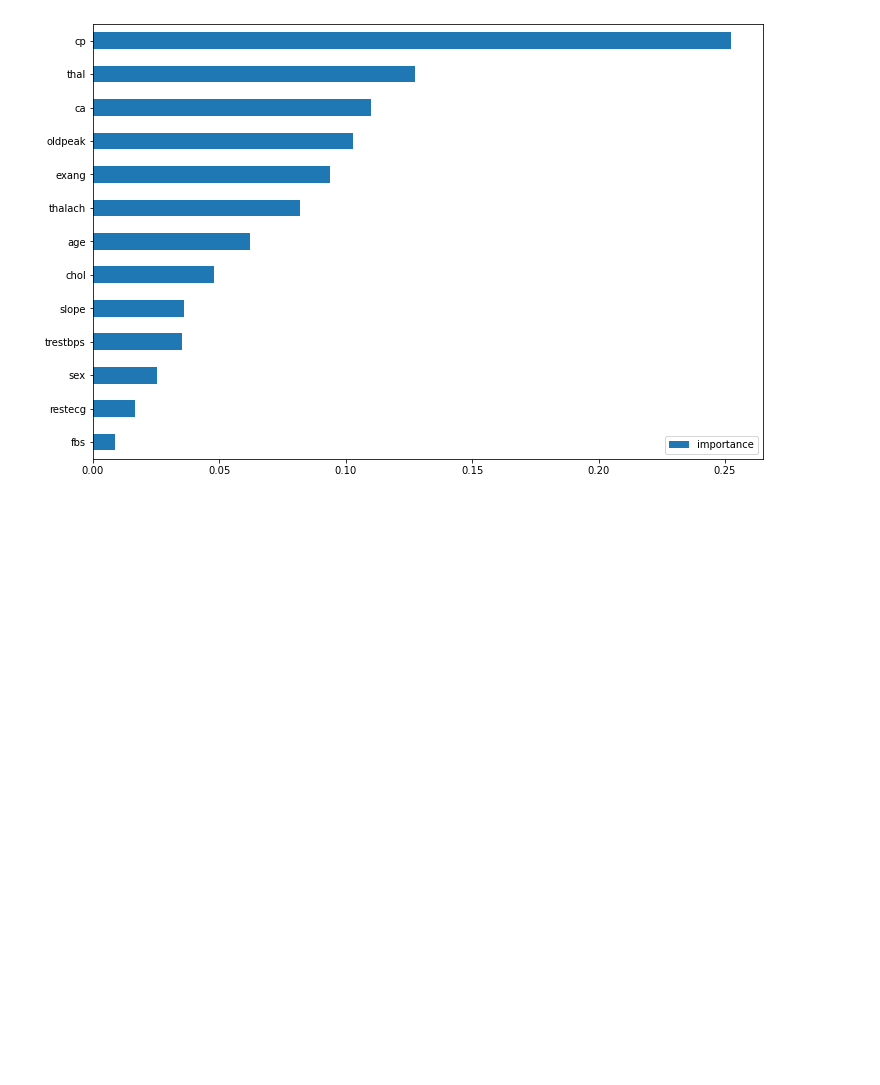
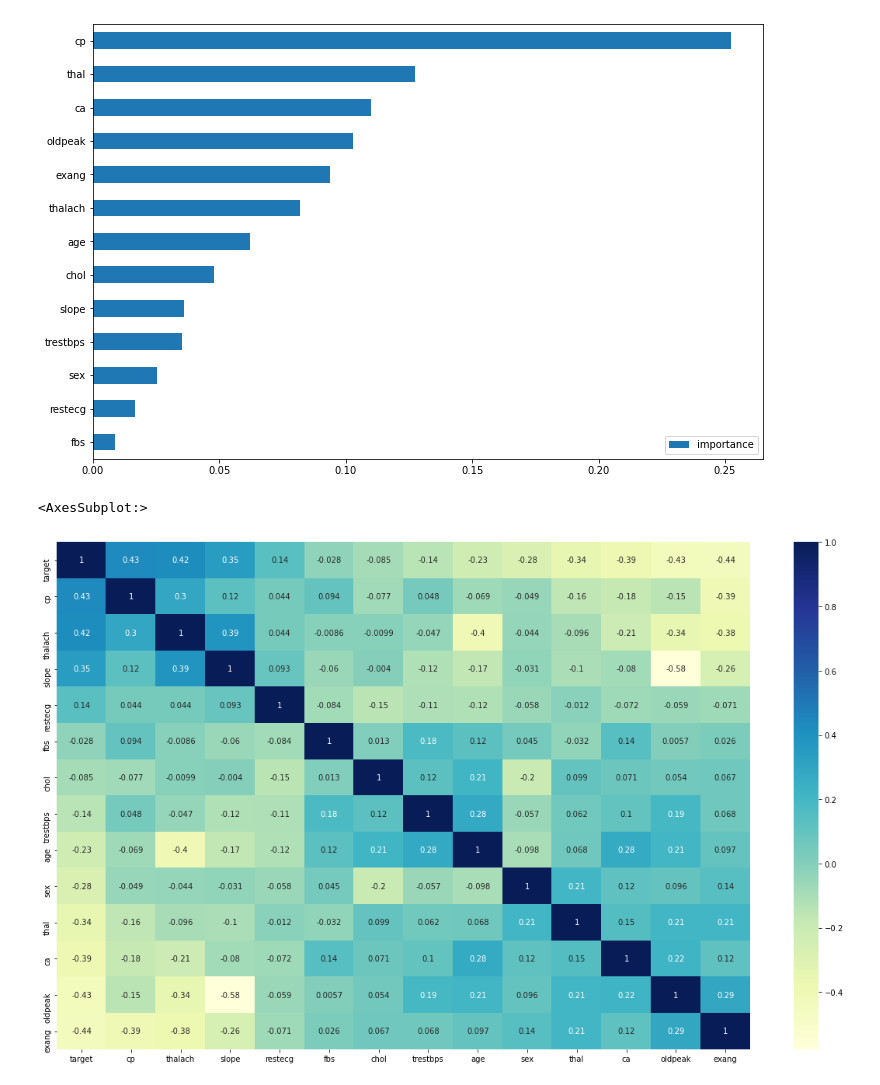
Before and after one commit to vasiljev-sr/MyJupyterNotebook, a Jupyter notebook: Stepik/Step 2/ Titanic Machine Learning from Disaster.ipynb, the cells around one changed output. Saved outputs shown, nothing was run; the diff lists cells and outputs as text; code cells hidden in the pictures; blank space fills up the shorter version.

```diff
--- a/Stepik/Step 2/ Titanic Machine Learning from Disaster.ipynb
+++ b/Stepik/Step 2/ Titanic Machine Learning from Disaster.ipynb
@@ -351,3 +342,10 @@ im.sort_values('importance', ascending=True).plot(kind= 'barh', figsize = (12,8)
 # %% [output]
 <AxesSubplot:>
 [figure]
+# %%
+plt.rcParams['figure.figsize']=(20,12)
+cols = heart_data.corr().nlargest(14, 'target')['target'].index
+sns.heatmap(heart_data[cols].corr(), annot = True, cmap="YlGnBu")
+# %% [output]
+<AxesSubplot:>
+[figure, added]
```
Also changed, not shown: parts of 44 cells of this notebook, 5 other files.
